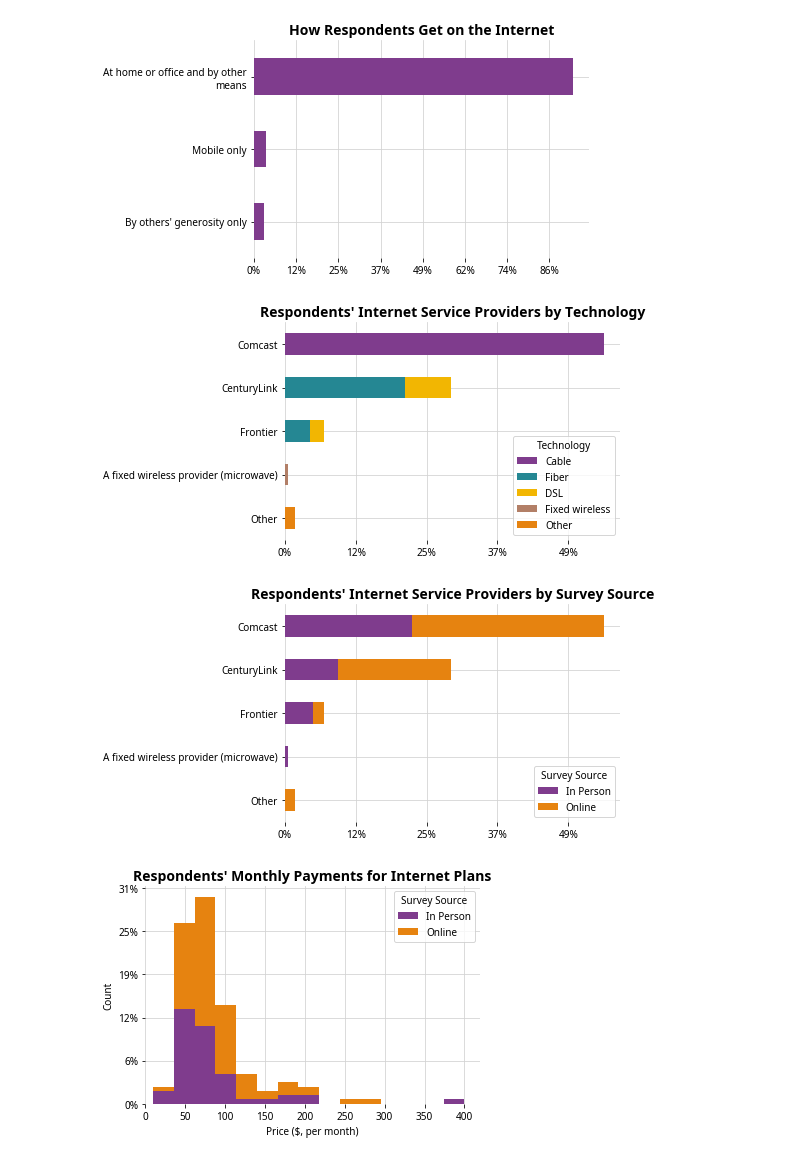
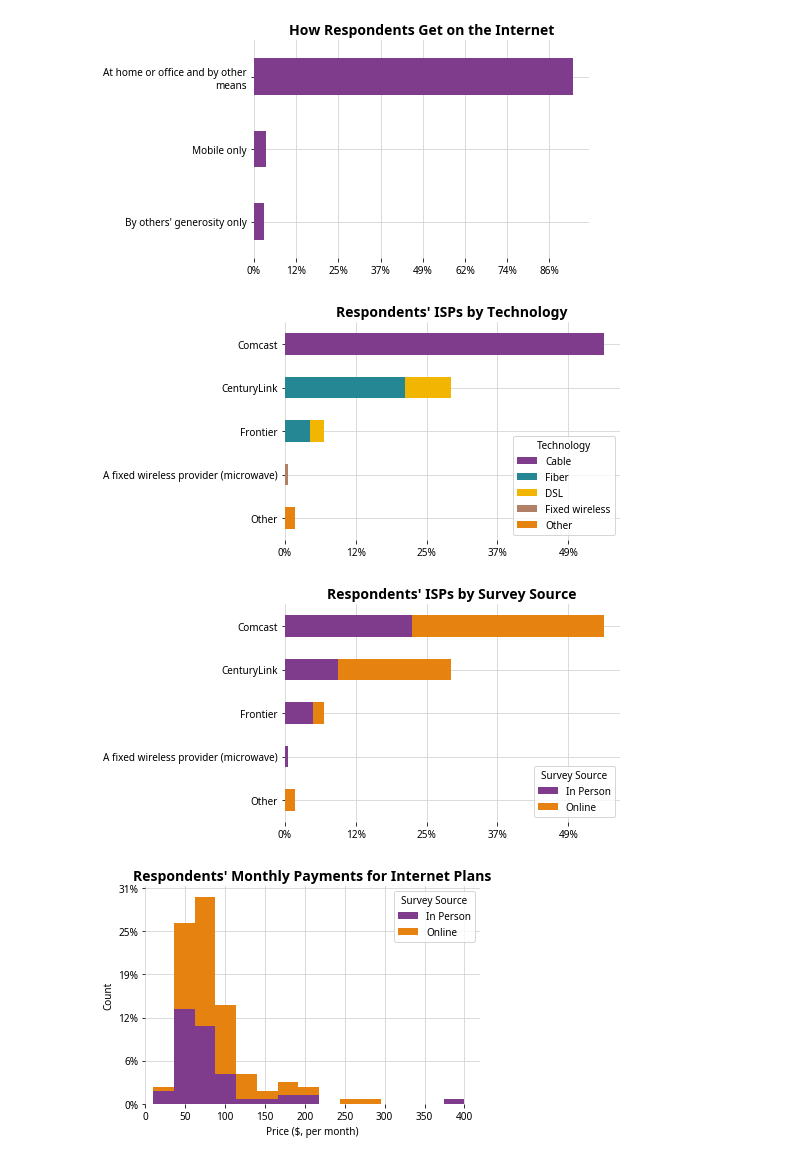
Before and after one commit to municipalbroadband/reports, a Jupyter notebook: mbpdx/2020-02-community-engagement/report.ipynb, the cells around one changed output. Saved outputs shown, nothing was run; the diff lists cells and outputs as text; code cells hidden in the pictures.

```diff
--- a/mbpdx/2020-02-community-engagement/report.ipynb
+++ b/mbpdx/2020-02-community-engagement/report.ipynb
@@ -62,23 +62,23 @@ plt.show()
 # %%
 for col, label in {'isp_tech': 'Technology', 'source': 'Survey Source'}.items():
     isps = df.pivot_table(
         index='isp',
         columns=col,
         aggfunc='size',
     )
 
     ax = isps.plot(kind='barh', stacked=True, cmap=CMAP_QUALITATIVE)
     ax.xaxis.set_major_formatter(mtick.PercentFormatter(decimals=0, xmax=df.has_internet_premise.count()))
     ax.legend(fancybox=True, title=label)
     ax.set_ylabel(None)
     ax.invert_yaxis()
 
-    plt.title("Respondents' Internet Service Providers by {0}".format(label))
+    plt.title("Respondents' ISPs by {0}".format(label))
 
     plt.show()
 # %% [output]
-[figure, old version]
+[figure, new version]
-[figure, old version]
+[figure, new version]
 # %%
 for col, label in {'internet_price': 'Internet', 'mobile_price': 'Mobile'}.items():
     df_pivot = df.filter(['source', col]).pivot(columns='source')
```
Also changed, not shown: parts of 3 cells of this notebook.
